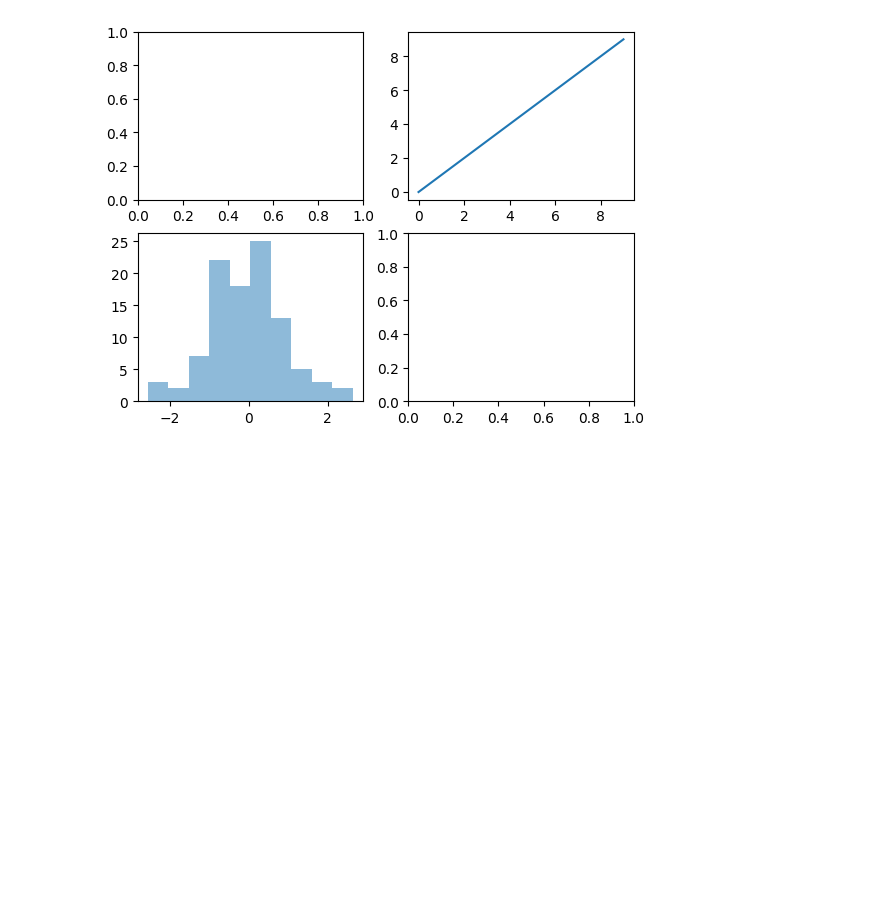
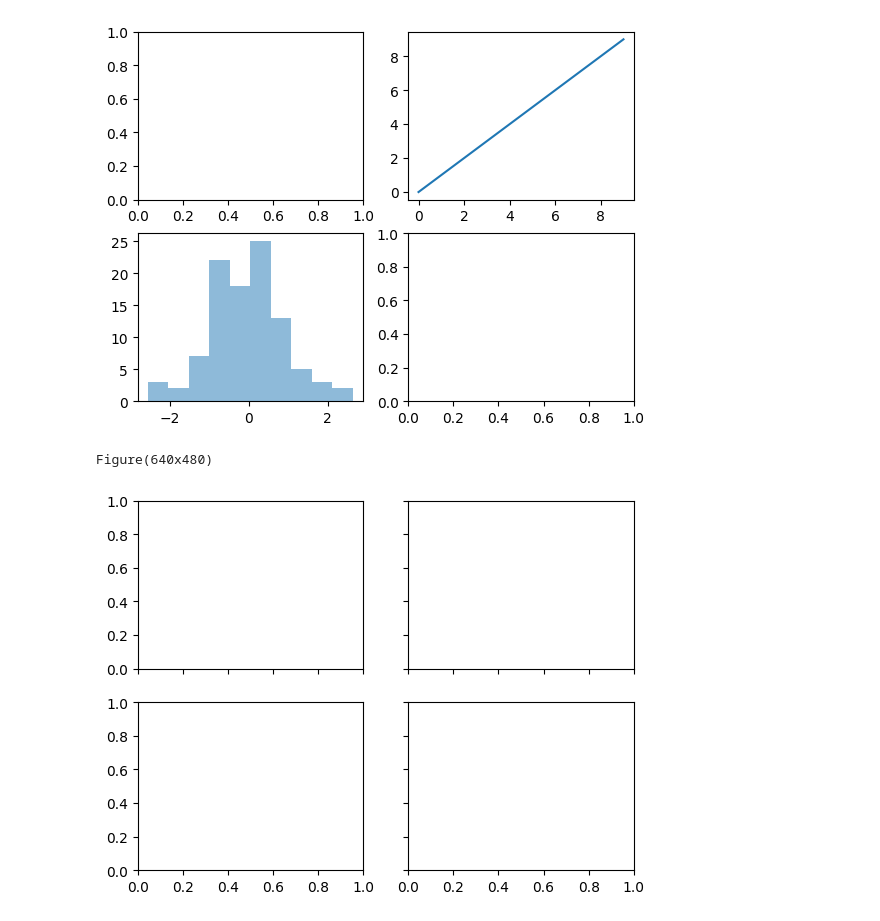
Before and after one commit to RaghavBhardwaj18/learning-data-science, a Jupyter notebook: 01-python-for-data-analysis/concepts/05-data-visualization-basics.ipynb, the cells around one changed output. Drawn from its saved outputs; the diff is of its cells as text; code cells hidden in the pictures; blank space fills up the shorter version.

Commit message:
Added updated data-visualization-basics.ipynb file
Added updated 05-data-visualization-basics.ipynb file via upload.

```diff
--- a/01-python-for-data-analysis/concepts/05-data-visualization-basics.ipynb
+++ b/01-python-for-data-analysis/concepts/05-data-visualization-basics.ipynb
@@ -34,3 +34,12 @@ print(fig)
 # %% [output]
 Figure(640x480)
 [figure]
+# %%
+# creating subplots with sharex and sharey parameters as True
+import matplotlib.pyplot as plt
+
+fig, axes = plt.subplots(2,2,sharex=True,sharey=True)
+print(fig)
+# %% [output]
+Figure(640x480)
+[figure, added]
```
Also changed, not shown: parts of 48 cells of this notebook.
